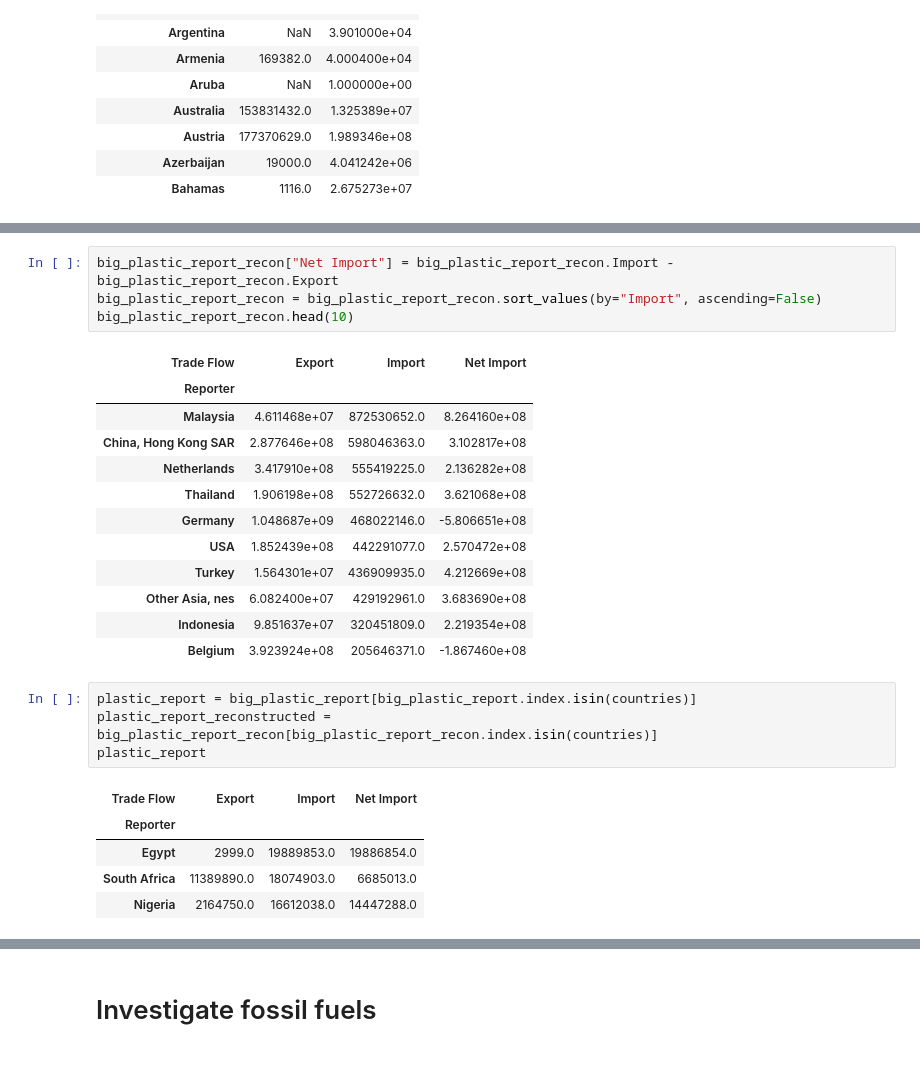
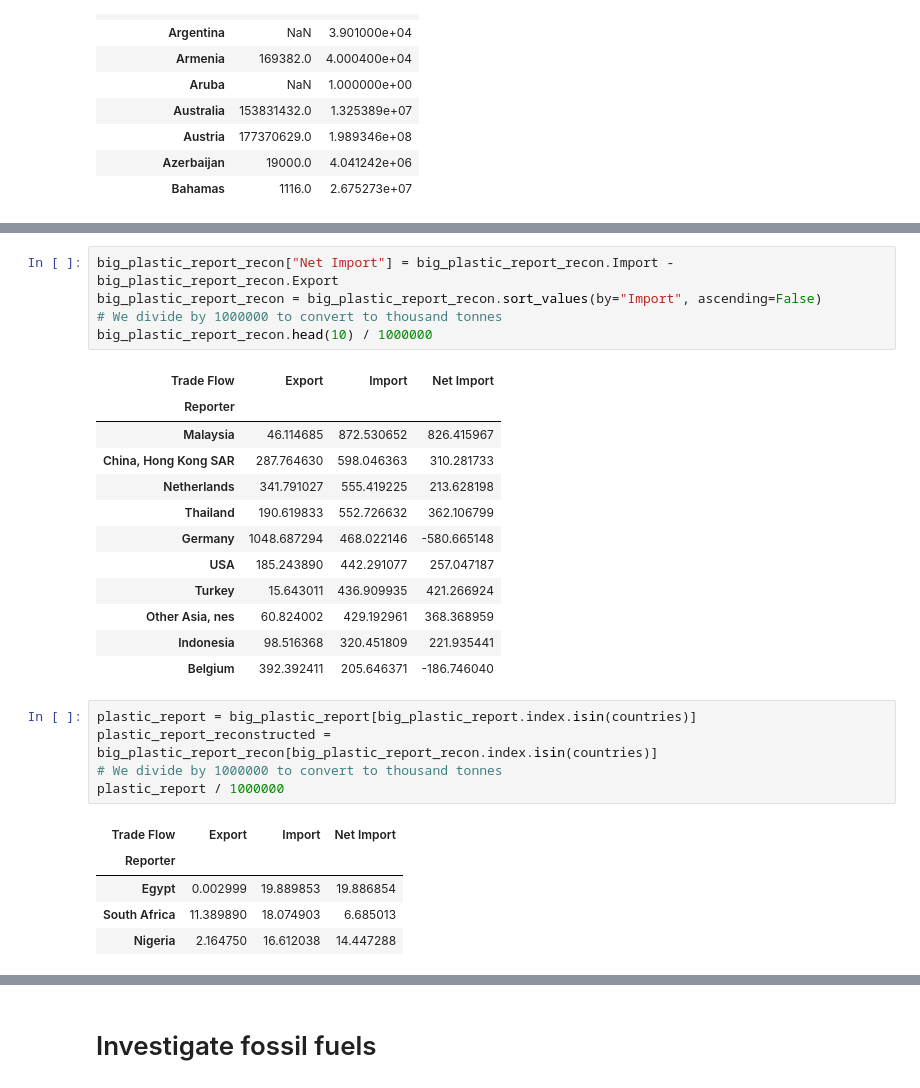
Before and after one commit to Rlamboll/EmissionsTradeAnalysis, a Jupyter notebook: FossilFuelImportsAndExports.ipynb, the cells around one changed output, grey strips where cells are left out. Cells and saved outputs as stored; diff of their text form.

```diff
--- a/FossilFuelImportsAndExports.ipynb
+++ b/FossilFuelImportsAndExports.ipynb
@@ -164,27 +150,29 @@ big_plastic_report.head(10)
 # %%
 big_plastic_report_recon["Net Import"] = big_plastic_report_recon.Import - big_plastic_report_recon.Export
 big_plastic_report_recon = big_plastic_report_recon.sort_values(by="Import", ascending=False)
-big_plastic_report_recon.head(10)
+# We divide by 1000000 to convert to thousand tonnes
+big_plastic_report_recon.head(10) / 1000000
 # %% [output]
 | Trade Flow | Export | Import | Net Import |
 | Reporter |  |  |  |
-| Malaysia | 4.611468e+07 | 872530652.0 | 8.264160e+08 |
-| China, Hong Kong SAR | 2.877646e+08 | 598046363.0 | 3.102817e+08 |
-| Netherlands | 3.417910e+08 | 555419225.0 | 2.136282e+08 |
-| Thailand | 1.906198e+08 | 552726632.0 | 3.621068e+08 |
-| Germany | 1.048687e+09 | 468022146.0 | -5.806651e+08 |
-| USA | 1.852439e+08 | 442291077.0 | 2.570472e+08 |
-| Turkey | 1.564301e+07 | 436909935.0 | 4.212669e+08 |
-| Other Asia, nes | 6.082400e+07 | 429192961.0 | 3.683690e+08 |
-| Indonesia | 9.851637e+07 | 320451809.0 | 2.219354e+08 |
-| Belgium | 3.923924e+08 | 205646371.0 | -1.867460e+08 |
+| Malaysia | 46.114685 | 872.530652 | 826.415967 |
+| China, Hong Kong SAR | 287.764630 | 598.046363 | 310.281733 |
+| Netherlands | 341.791027 | 555.419225 | 213.628198 |
+| Thailand | 190.619833 | 552.726632 | 362.106799 |
+| Germany | 1048.687294 | 468.022146 | -580.665148 |
+| USA | 185.243890 | 442.291077 | 257.047187 |
+| Turkey | 15.643011 | 436.909935 | 421.266924 |
+| Other Asia, nes | 60.824002 | 429.192961 | 368.368959 |
+| Indonesia | 98.516368 | 320.451809 | 221.935441 |
+| Belgium | 392.392411 | 205.646371 | -186.746040 |
 # %%
 plastic_report = big_plastic_report[big_plastic_report.index.isin(countries)]
 plastic_report_reconstructed = big_plastic_report_recon[big_plastic_report_recon.index.isin(countries)]
-plastic_report
+# We divide by 1000000 to convert to thousand tonnes
+plastic_report / 1000000
 # %% [output]
 | Trade Flow | Export | Import | Net Import |
 | Reporter |  |  |  |
-| Egypt | 2999.0 | 19889853.0 | 19886854.0 |
-| South Africa | 11389890.0 | 18074903.0 | 6685013.0 |
-| Nigeria | 2164750.0 | 16612038.0 | 14447288.0 |
+| Egypt | 0.002999 | 19.889853 | 19.886854 |
+| South Africa | 11.389890 | 18.074903 | 6.685013 |
+| Nigeria | 2.164750 | 16.612038 | 14.447288 |
```
Also changed, not shown: parts of 23 cells of this notebook, 6 other files.
